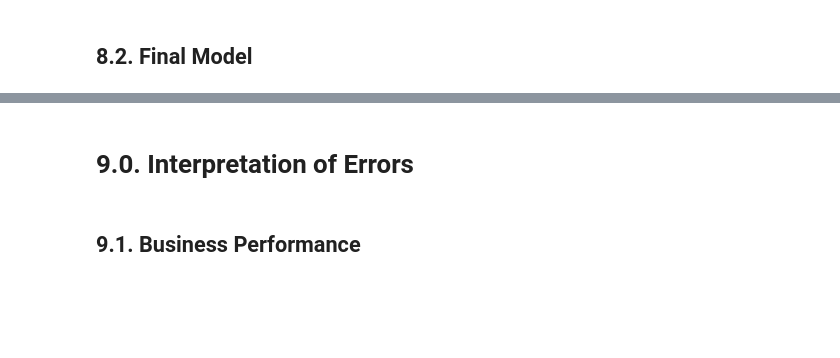
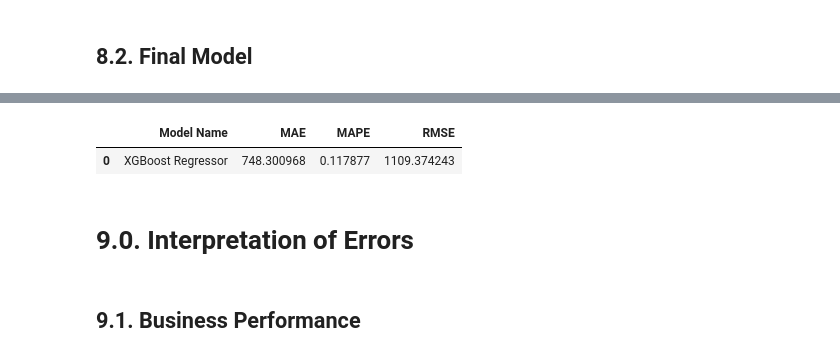
Before and after one commit to Jtani/project-rossmann_sales, a Jupyter notebook: notebook/rossman-project.ipynb, the cells around one changed output, grey strips where cells are left out. Saved outputs shown, nothing was run; the diff lists cells and outputs as text; code cells hidden in the pictures; blank space fills up the shorter version.

```diff
--- a/notebook/rossman-project.ipynb
+++ b/notebook/rossman-project.ipynb
@@ -1252,2 +1261,21 @@ rf_result_tuned
+# %%
+# model
+model_xgb_tuned = xgb.XGBRegressor( objective='reg:squarederror',
+                                    n_estimators=param_tuned['n_estimators'],
+                                    eta=param_tuned['eta'],
+                                    max_depth=param_tuned['max_depth'],
+                                    subsample=param_tuned['subsample'],
+                                    colsample_bytee=param_tuned['colsample_bytree'],
+                                    min_child_weight=param_tuned['min_child_weight'] ).fit( x_train, y_train )
+
+# prediction
+yhat_xgb_tuned = model_xgb_tuned.predict( x_test )
+
+# performance
+xgb_result_tuned = ml_error('XGBoost Regressor', y_test , yhat_xgb_tuned)
+xgb_result_tuned
+# %% [output]
+|  | Model Name | MAE | MAPE | RMSE |
+| 0 | XGBoost Regressor | 748.300968 | 0.117877 | 1109.374243 |
 # %%
 # Save Trained Model
```
Also changed, not shown: parts of 13 cells of this notebook.
